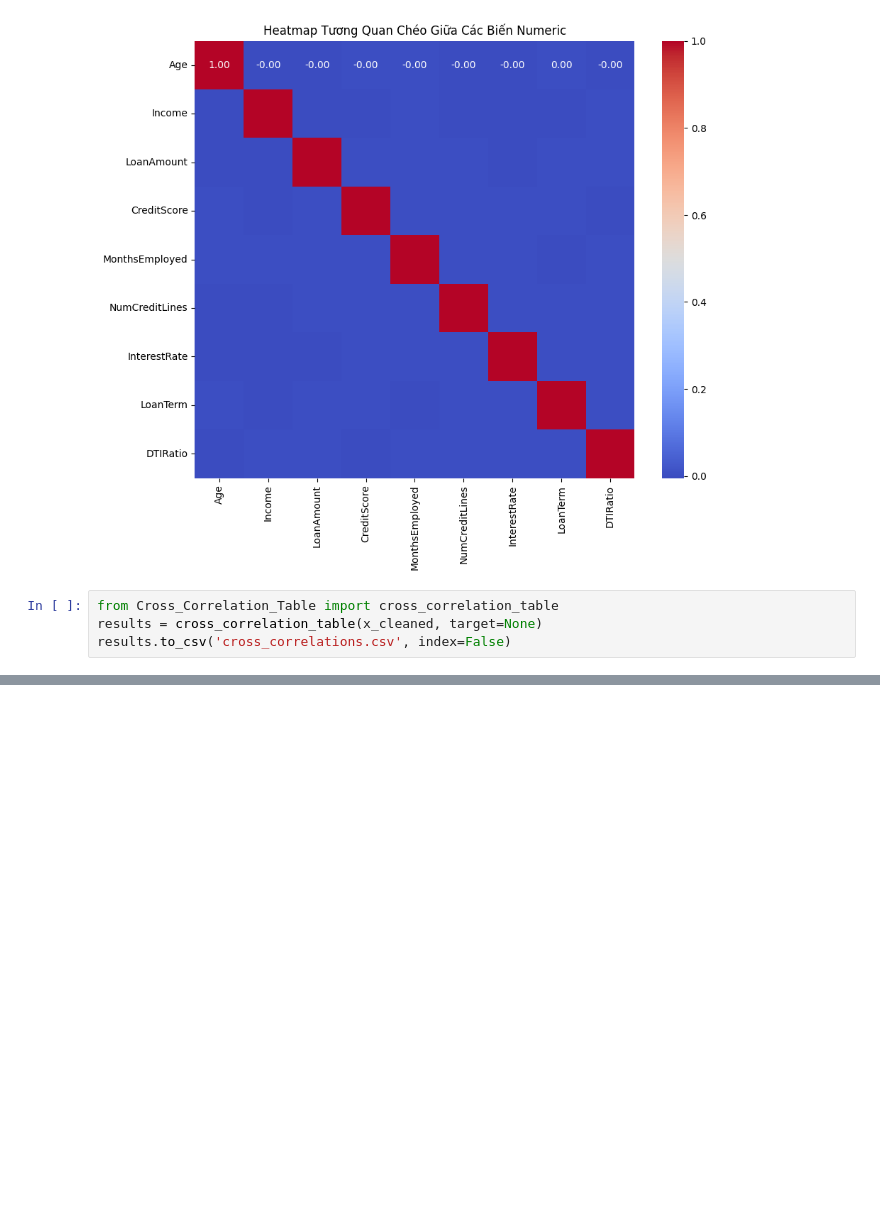
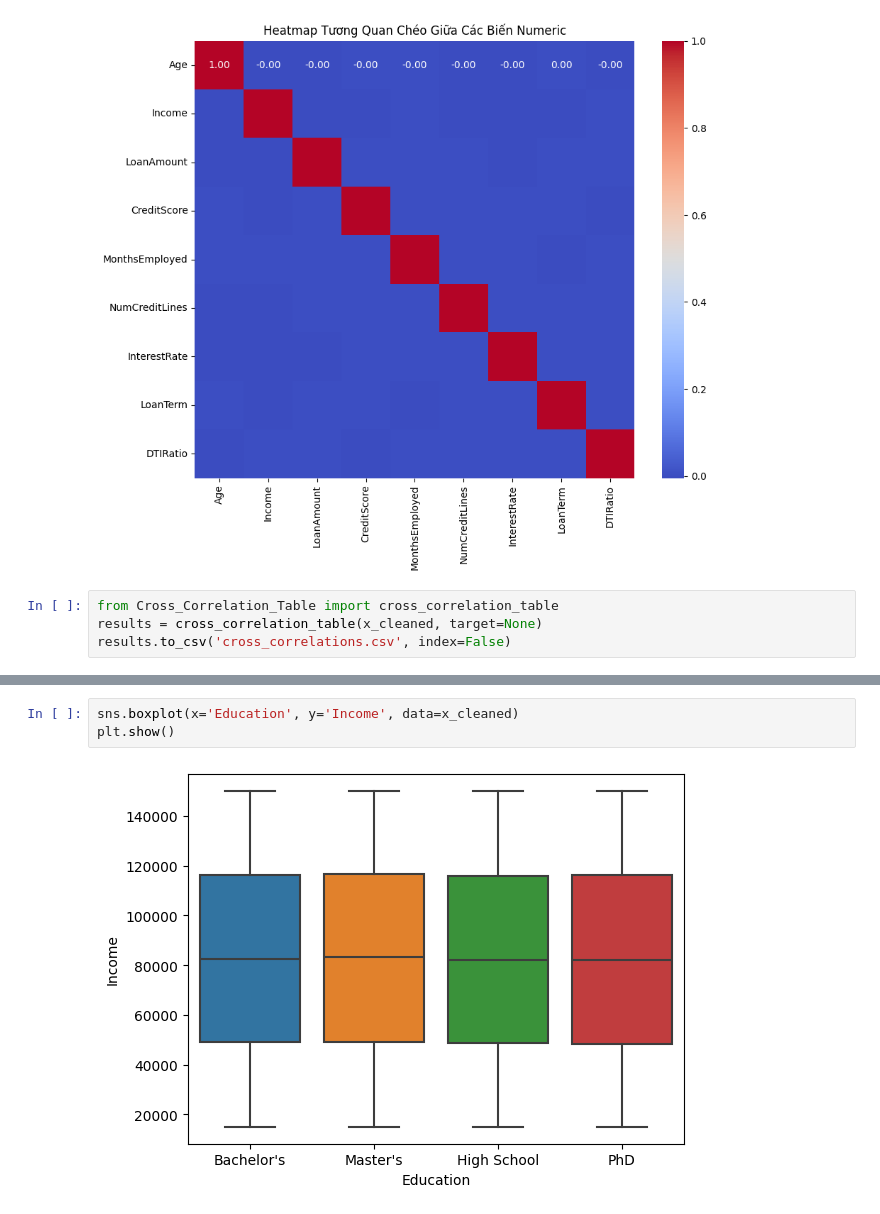
Before and after one commit to tachirevlt/Loan_Default_Prediction_Analysis, a Jupyter notebook: main.ipynb, the cells around one changed output, grey strips where cells are left out. Drawn from its saved outputs; the diff is of its cells as text; blank space fills up the shorter version.

```diff
--- a/main.ipynb
+++ b/main.ipynb
@@ -199,0 +224,5 @@ results.to_csv('cross_correlations.csv', index=False)
+# %%
+sns.boxplot(x='Education', y='Income', data=x_cleaned)
+plt.show()
+# %% [output]
+[figure, added]
```
Also changed, not shown: parts of 3 cells of this notebook.
